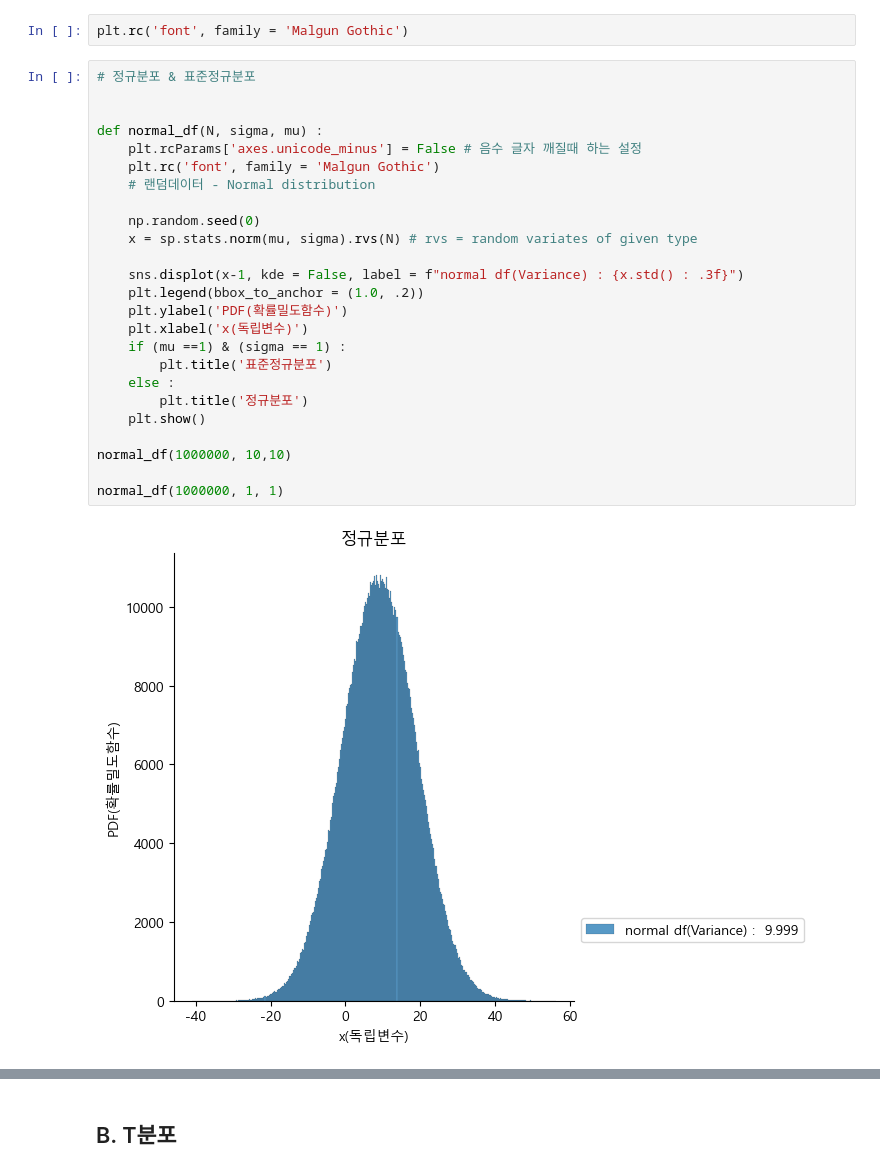
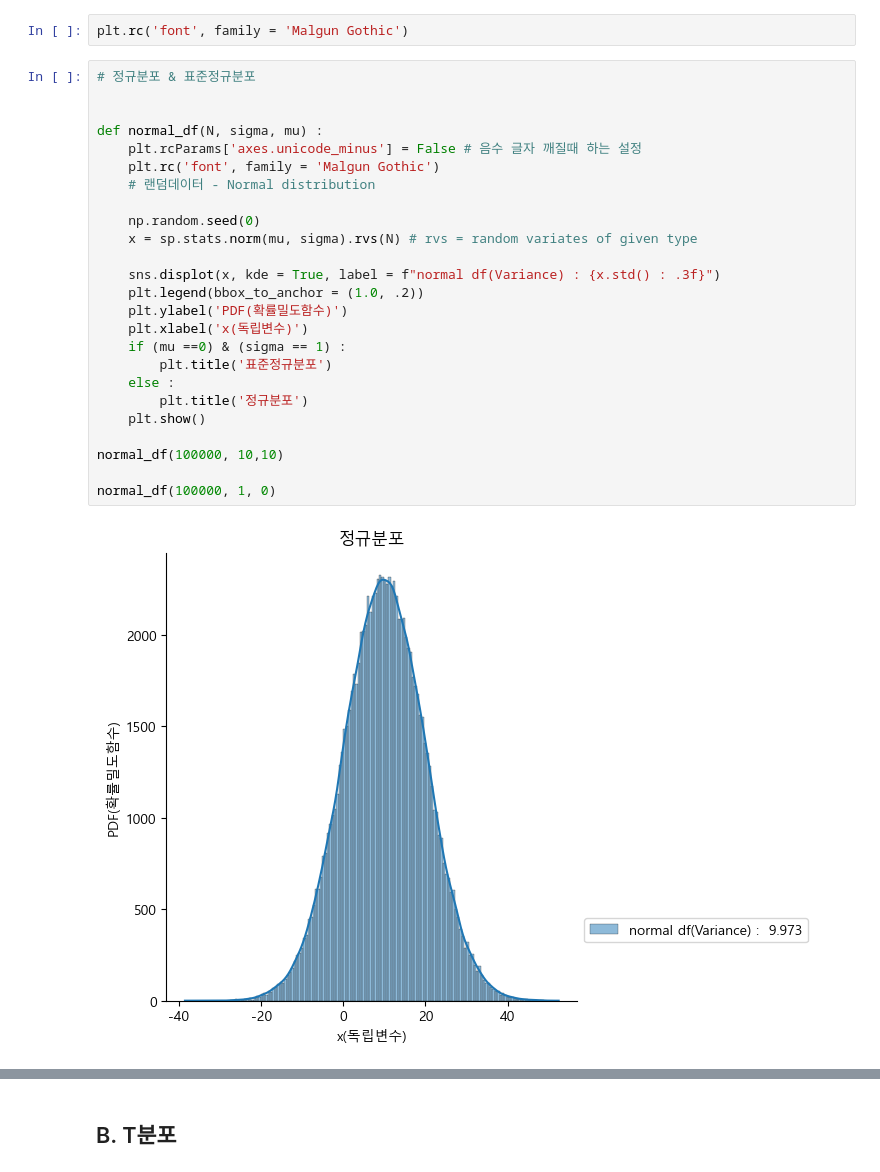
Before and after one commit to ZiNoBae/Practice_ubion, a Jupyter notebook: zino_drill/fin_stats_03_distribution.ipynb, the cells around one changed output, grey strips where cells are left out. Drawn from its saved outputs; the diff is of its cells as text.

```diff
--- a/zino_drill/fin_stats_03_distribution.ipynb
+++ b/zino_drill/fin_stats_03_distribution.ipynb
@@ -284,27 +284,27 @@ plt.rc('font', family = 'Malgun Gothic')
 # %%
 # 정규분포 & 표준정규분포
 
 
 def normal_df(N, sigma, mu) :
     plt.rcParams['axes.unicode_minus'] = False # 음수 글자 깨질때 하는 설정
     plt.rc('font', family = 'Malgun Gothic')
     # 랜덤데이터 - Normal distribution
 
     np.random.seed(0)
     x = sp.stats.norm(mu, sigma).rvs(N) # rvs = random variates of given type
 
-    sns.displot(x-1, kde = False, label = f"normal df(Variance) : {x.std() : .3f}")
+    sns.displot(x, kde = True, label = f"normal df(Variance) : {x.std() : .3f}")
     plt.legend(bbox_to_anchor = (1.0, .2))
     plt.ylabel('PDF(확률밀도함수)')
     plt.xlabel('x(독립변수)')
-    if (mu ==1) & (sigma == 1) :
+    if (mu ==0) & (sigma == 1) :
         plt.title('표준정규분포')
     else :
         plt.title('정규분포')
     plt.show()
 
-normal_df(1000000, 10,10)
+normal_df(100000, 10,10)
 
-normal_df(1000000, 1, 1)
+normal_df(100000, 1, 0)
 # %% [output]
-[figure, old version]
+[figure, new version]
```
Also changed, not shown: parts of 2 cells of this notebook, 1 other file.
